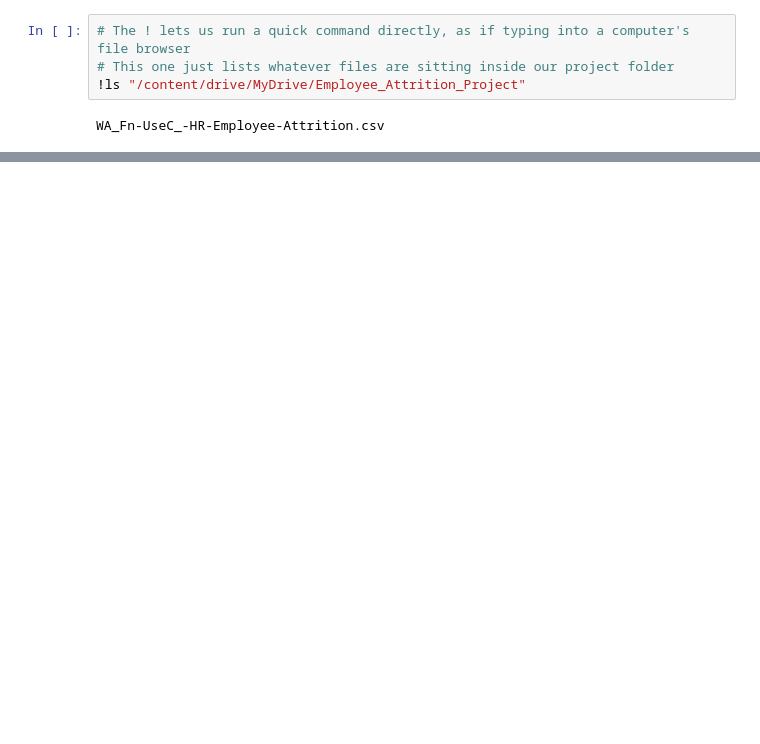
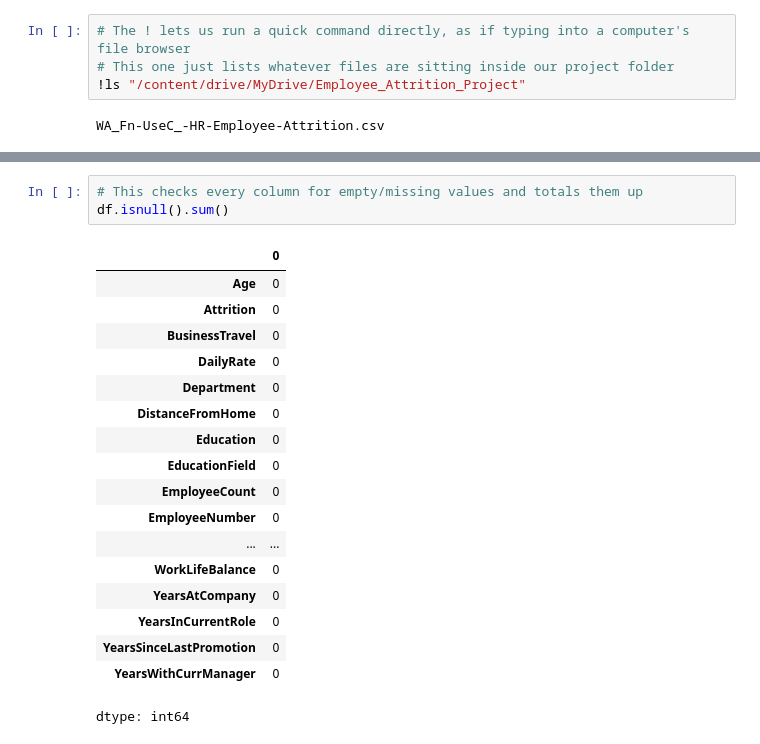
Before and after one commit to zainaahamed-work/Employee-Attrition-Analytics-XAI, a Jupyter notebook: Employee_Attrition_Project.ipynb, the cells around one changed output, grey strips where cells are left out. Drawn from its saved outputs; the diff is of its cells as text; blank space fills up the shorter version.

```diff
--- a/Employee_Attrition_Project.ipynb
+++ b/Employee_Attrition_Project.ipynb
@@ -16,0 +80,22 @@ WA_Fn-UseC_-HR-Employee-Attrition.csv
+# %%
+# This checks every column for empty/missing values and totals them up
+df.isnull().sum()
+# %% [output]
+|  | 0 |
+| Age | 0 |
+| Attrition | 0 |
+| BusinessTravel | 0 |
+| DailyRate | 0 |
+| Department | 0 |
+| DistanceFromHome | 0 |
+| Education | 0 |
+| EducationField | 0 |
+| EmployeeCount | 0 |
+| EmployeeNumber | 0 |
+| ... | ... |
+| WorkLifeBalance | 0 |
+| YearsAtCompany | 0 |
+| YearsInCurrentRole | 0 |
+| YearsSinceLastPromotion | 0 |
+| YearsWithCurrManager | 0 |
+dtype: int64
```
Also changed, not shown: parts of 8 cells of this notebook.
